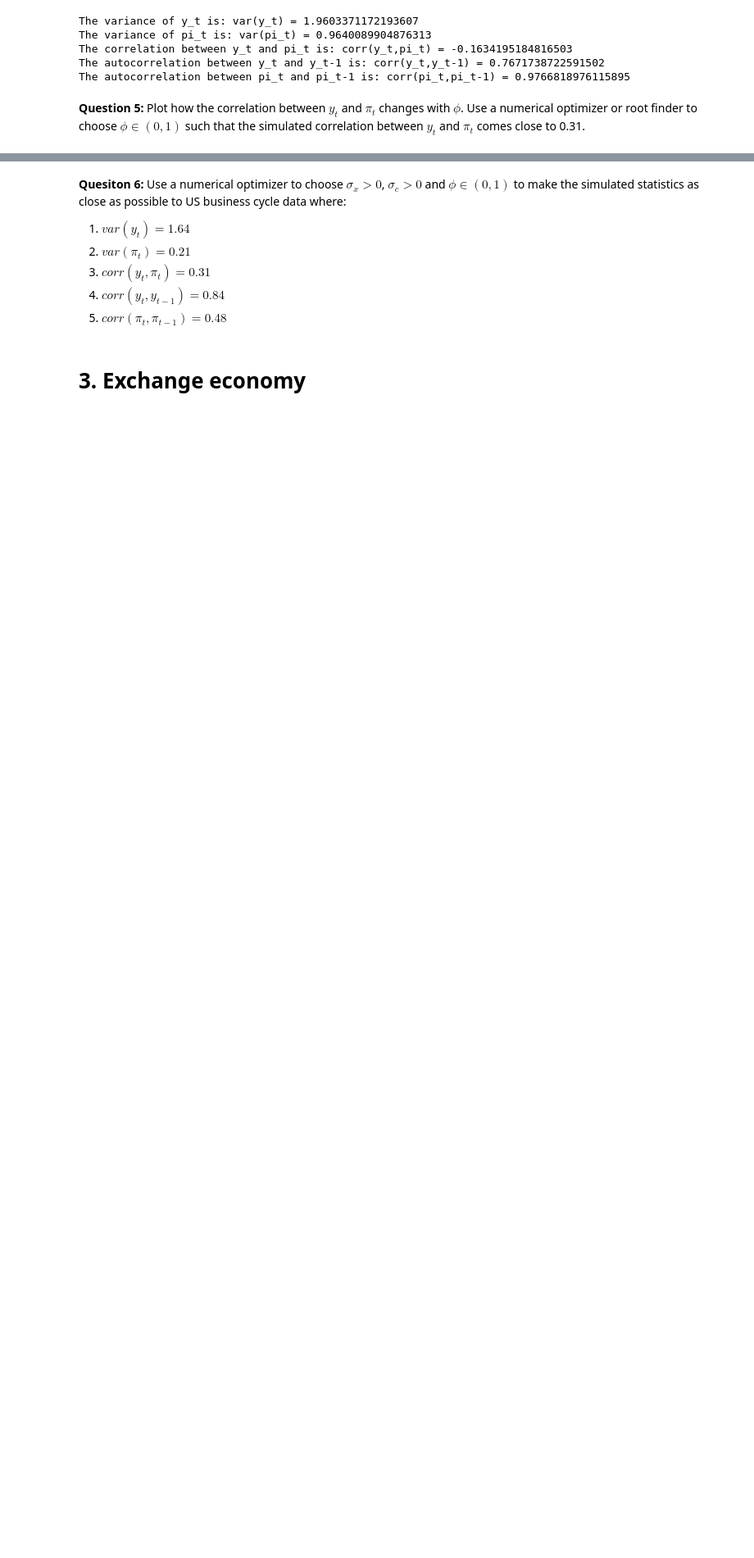
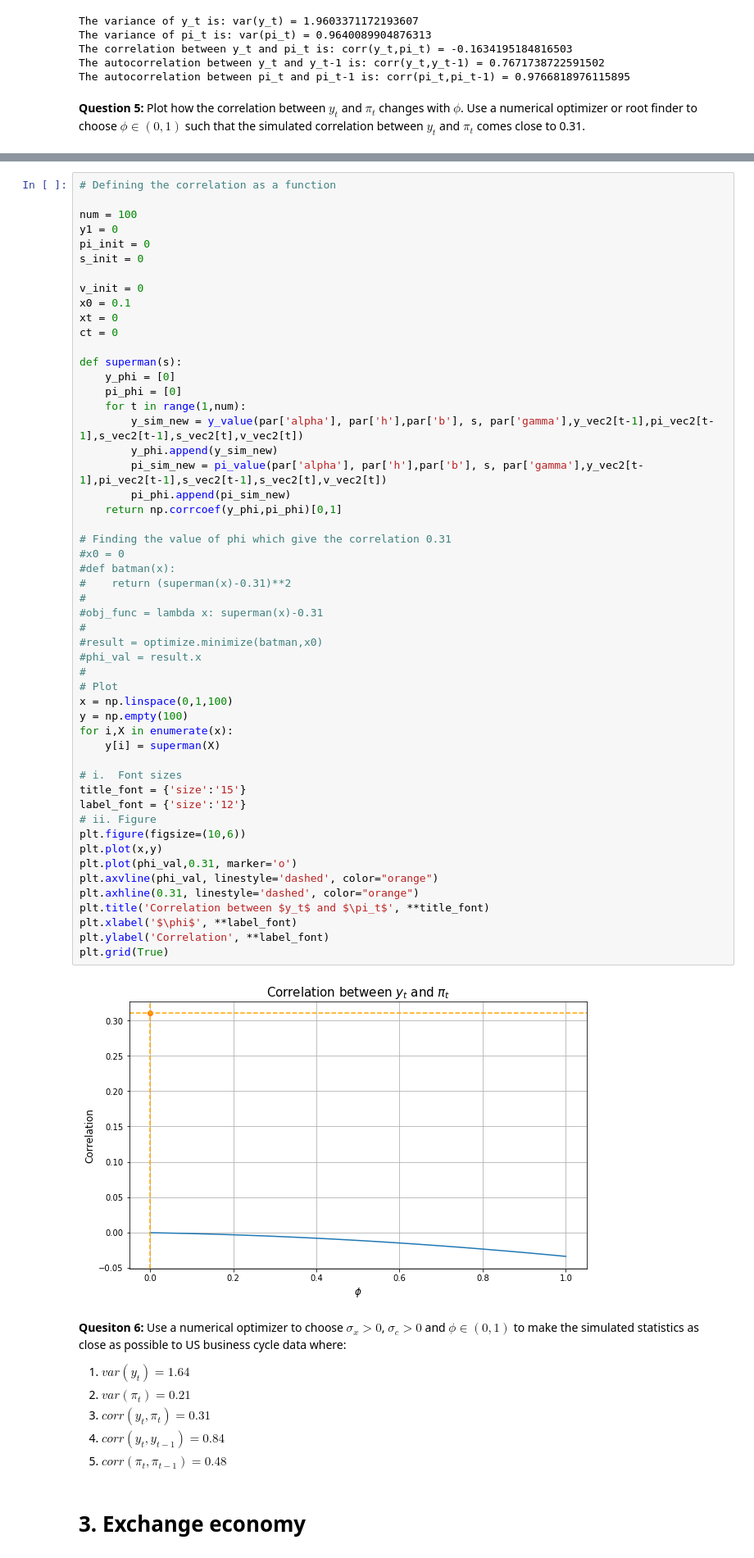
Before and after one commit to NumEconCopenhagen/projects-2019-nx31, a Jupyter notebook: examproject/examproject-M.ipynb, the cells around one changed output, grey strips where cells are left out. Shown at 82% size. Cells and saved outputs as stored; diff of their text form; blank space fills up the shorter version.

```diff
--- a/examproject/examproject-M.ipynb
+++ b/examproject/examproject-M.ipynb
@@ -559,3 +608,57 @@ The autocorrelation between pi_t and pi_t-1 is: corr(pi_t,pi_t-1) = 0.9766818976
+# %%
+# Defining the correlation as a function
+
+num = 100
+y1 = 0
+pi_init = 0
+s_init = 0
+
+v_init = 0
+x0 = 0.1
+xt = 0
+ct = 0
+
+def superman(s):
+    y_phi = [0]
+    pi_phi = [0]
+    for t in range(1,num):
+        y_sim_new = y_value(par['alpha'], par['h'],par['b'], s, par['gamma'],y_vec2[t-1],pi_vec2[t-1],s_vec2[t-1],s_vec2[t],v_vec2[t])
+        y_phi.append(y_sim_new)
+        pi_sim_new = pi_value(par['alpha'], par['h'],par['b'], s, par['gamma'],y_vec2[t-1],pi_vec2[t-1],s_vec2[t-1],s_vec2[t],v_vec2[t])
+        pi_phi.append(pi_sim_new)
+    return np.corrcoef(y_phi,pi_phi)[0,1]
+
+# Finding the value of phi which give the correlation 0.31
+#x0 = 0
+#def batman(x):
+#    return (superman(x)-0.31)**2
+#
+#obj_func = lambda x: superman(x)-0.31
+#
+#result = optimize.minimize(batman,x0)
+#phi_val = result.x
+#
+# Plot
+x = np.linspace(0,1,100)
+y = np.empty(100)
+for i,X in enumerate(x):
+    y[i] = superman(X)
+
+# i.  Font sizes
+title_font = {'size':'15'}
+label_font = {'size':'12'}
+# ii. Figure
+plt.figure(figsize=(10,6))
+plt.plot(x,y)
+plt.plot(phi_val,0.31, marker='o')
+plt.axvline(phi_val, linestyle='dashed', color="orange")
+plt.axhline(0.31, linestyle='dashed', color="orange")
+plt.title('Correlation between $y_t$ and $\pi_t$', **title_font)
+plt.xlabel('$\phi$', **label_font)
+plt.ylabel('Correlation', **label_font)
+plt.grid(True)
+# %% [output]
+[figure, added]
 # %% [markdown]
 **Quesiton 6:** Use a numerical optimizer to choose $\sigma_x>0$, $\sigma_c>0$ and $\phi\in(0,1)$ to make the simulated statistics as close as possible to US business cycle data where:
 
```
Also changed, not shown: parts of 9 cells of this notebook, 1 other file.
